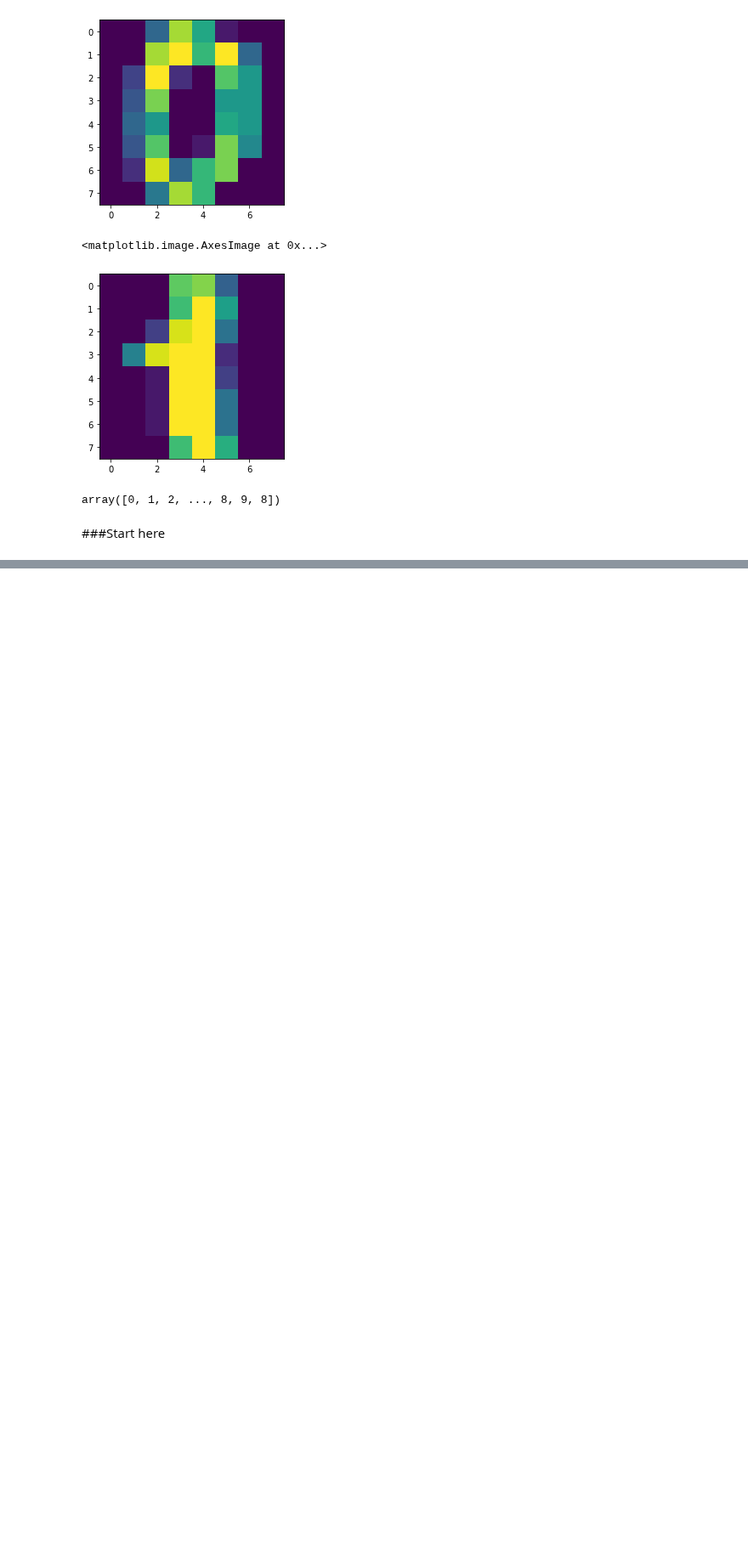
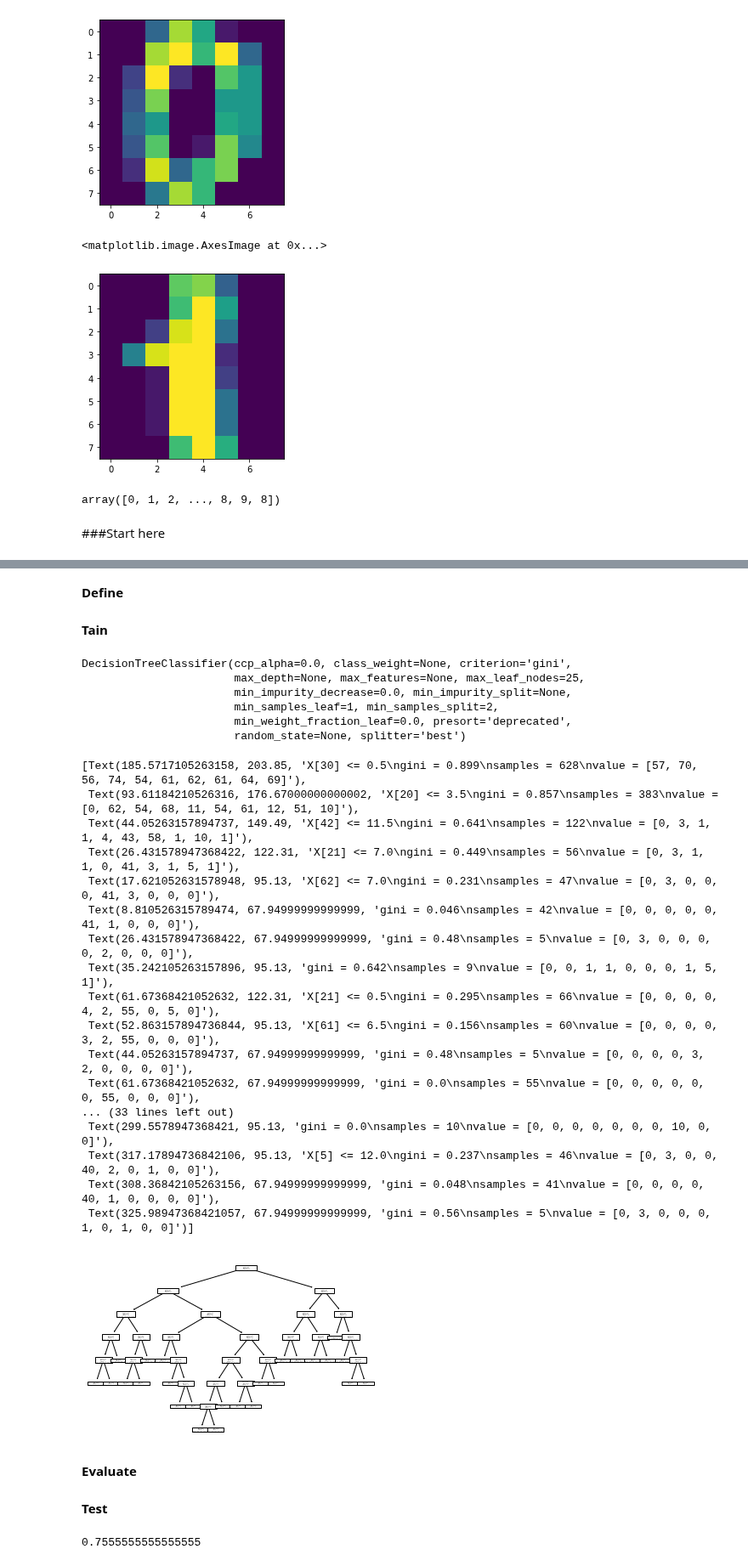
Before and after one commit to nichakornchaisuwan/DWDM21, a Jupyter notebook: Chapter7_Classification_(Decision_Tree).ipynb, the cells around one changed output, grey strips where cells are left out. Shown at 85% size. Drawn from its saved outputs; the diff is of its cells as text; code cells hidden in the pictures; blank space fills up the shorter version.

```diff
--- a/Chapter7_Classification_(Decision_Tree).ipynb
+++ b/Chapter7_Classification_(Decision_Tree).ipynb
@@ -175,0 +307,38 @@ NameError: ignored
+# %% [markdown]
+**Define**
+# %%
+mytree3 = DecisionTreeClassifier(max_leaf_nodes=25)
+# %% [markdown]
+**Tain**
+# %%
+mytree3.fit(X_train2,Y_train2)
+# %% [output]
+DecisionTreeClassifier(ccp_alpha=0.0, class_weight=None, criterion='gini',
+                       max_depth=None, max_features=None, max_leaf_nodes=25,
+                       min_impurity_decrease=0.0, min_impurity_split=None,
+                       min_samples_leaf=1, min_samples_split=2,
+                       min_weight_fraction_leaf=0.0, presort='deprecated',
+                       random_state=None, splitter='best')
+# %%
+plot_tree(mytree3)
+# %% [output]
+[Text(185.5717105263158, 203.85, 'X[30] <= 0.5\ngini = 0.899\nsamples = 628\nvalue = [57, 70, 56, 74, 54, 61, 62, 61, 64, 69]'),
+ Text(93.61184210526316, 176.67000000000002, 'X[20] <= 3.5\ngini = 0.857\nsamples = 383\nvalue = [0, 62, 54, 68, 11, 54, 61, 12, 51, 10]'),
+ Text(44.05263157894737, 149.49, 'X[42] <= 11.5\ngini = 0.641\nsamples = 122\nvalue = [0, 3, 1, 1, 4, 43, 58, 1, 10, 1]'),
+ Text(26.431578947368422, 122.31, 'X[21] <= 7.0\ngini = 0.449\nsamples = 56\nvalue = [0, 3, 1, 1, 0, 41, 3, 1, 5, 1]'),
+ Text(17.621052631578948, 95.13, 'X[62] <= 7.0\ngini = 0.231\nsamples = 47\nvalue = [0, 3, 0, 0, 0, 41, 3, 0, 0, 0]'),
+ Text(8.810526315789474, 67.94999999999999, 'gini = 0.046\nsamples = 42\nvalue = [0, 0, 0, 0, 0, 41, 1, 0, 0, 0]'),
+ Text(26.431578947368422, 67.94999999999999, 'gini = 0.48\nsamples = 5\nvalue = [0, 3, 0, 0, 0, 0, 2, 0, 0, 0]'),
+ Text(35.242105263157896, 95.13, 'gini = 0.642\nsamples = 9\nvalue = [0, 0, 1, 1, 0, 0, 0, 1, 5, 1]'),
+ Text(61.67368421052632, 122.31, 'X[21] <= 0.5\ngini = 0.295\nsamples = 66\nvalue = [0, 0, 0, 0, 4, 2, 55, 0, 5, 0]'),
+ Text(52.863157894736844, 95.13, 'X[61] <= 6.5\ngini = 0.156\nsamples = 60\nvalue = [0, 0, 0, 0, 3, 2, 55, 0, 0, 0]'),
+ Text(44.05263157894737, 67.94999999999999, 'gini = 0.48\nsamples = 5\nvalue = [0, 0, 0, 0, 3, 2, 0, 0, 0, 0]'),
+ Text(61.67368421052632, 67.94999999999999, 'gini = 0.0\nsamples = 55\nvalue = [0, 0, 0, 0, 0, 0, 55, 0, 0, 0]'),
+... (33 lines left out)
+ Text(299.5578947368421, 95.13, 'gini = 0.0\nsamples = 10\nvalue = [0, 0, 0, 0, 0, 0, 0, 10, 0, 0]'),
+ Text(317.17894736842106, 95.13, 'X[5] <= 12.0\ngini = 0.237\nsamples = 46\nvalue = [0, 3, 0, 0, 40, 2, 0, 1, 0, 0]'),
+ Text(308.36842105263156, 67.94999999999999, 'gini = 0.048\nsamples = 41\nvalue = [0, 0, 0, 0, 40, 1, 0, 0, 0, 0]'),
+ Text(325.98947368421057, 67.94999999999999, 'gini = 0.56\nsamples = 5\nvalue = [0, 3, 0, 0, 0, 1, 0, 1, 0, 0]')]
+[figure, added]
+# %% [markdown]
+**Evaluate**
@@ -175,0 +347,2 @@ NameError: ignored
+# %% [markdown]
+**Test**
@@ -175,0 +351,4 @@ NameError: ignored
+# %%
+accuracy_score(Y_val, mytree3_result )
+# %% [output]
+0.7555555555555555
```
Also changed, not shown: parts of 85 cells of this notebook.
